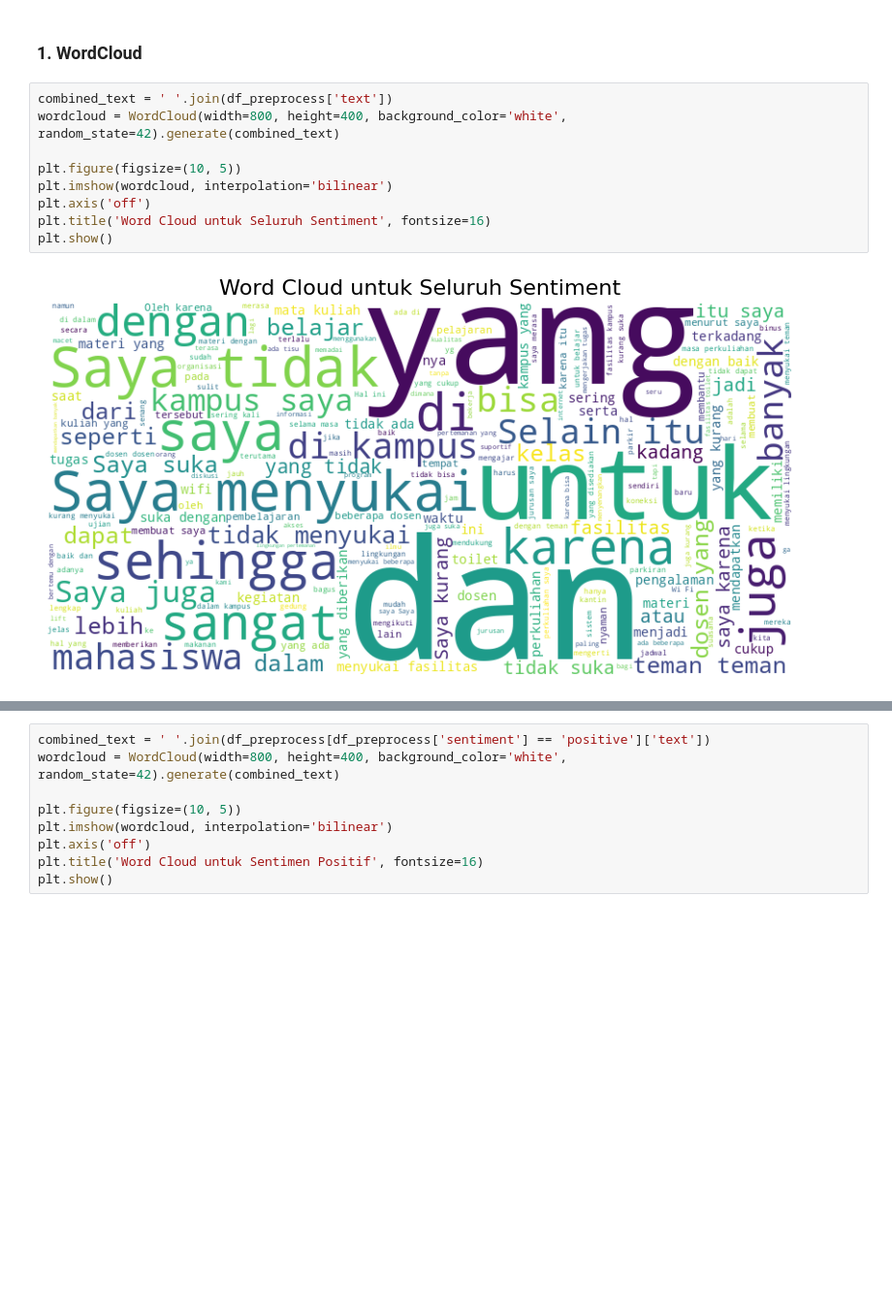
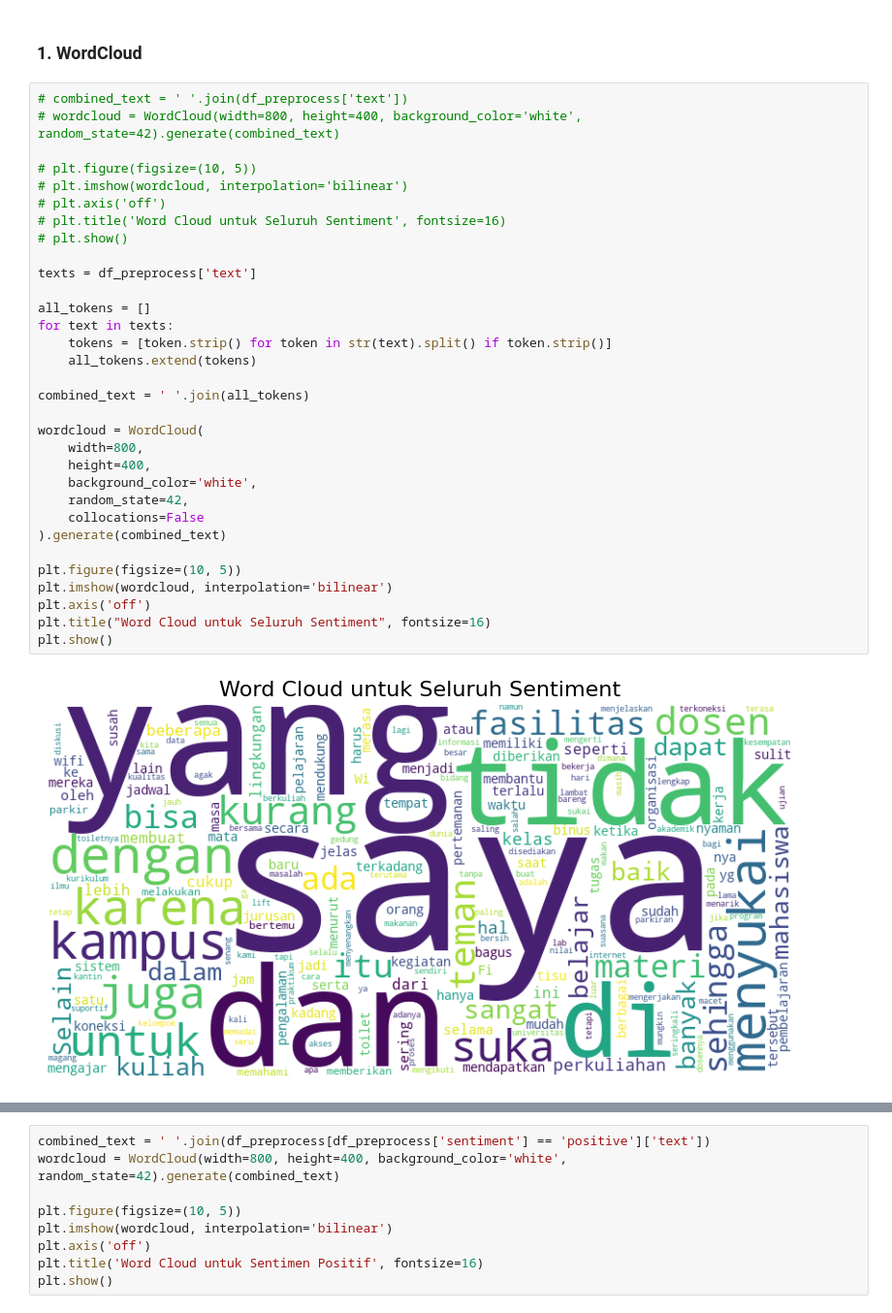
Before and after one commit to aliciajocelyn/Thesis, a Jupyter notebook: experiments/01_cleansing_and_preprocessing.ipynb, the cells around one changed output, grey strips where cells are left out. Shown at 97% size. Cells and saved outputs as stored; diff of their text form; blank space fills up the shorter version.

```diff
--- a/experiments/01_cleansing_and_preprocessing.ipynb
+++ b/experiments/01_cleansing_and_preprocessing.ipynb
@@ -252,13 +272,36 @@ Jumlah kata unik: 79
 # %% [markdown]
 ### **1. WordCloud**
 # %%
-combined_text = ' '.join(df_preprocess['text'])
-wordcloud = WordCloud(width=800, height=400, background_color='white', random_state=42).generate(combined_text)
+# combined_text = ' '.join(df_preprocess['text'])
+# wordcloud = WordCloud(width=800, height=400, background_color='white', random_state=42).generate(combined_text)
+
+# plt.figure(figsize=(10, 5))
+# plt.imshow(wordcloud, interpolation='bilinear')
+# plt.axis('off')
+# plt.title('Word Cloud untuk Seluruh Sentiment', fontsize=16)
+# plt.show()
+
+texts = df_preprocess['text']
+
+all_tokens = []
+for text in texts:
+    tokens = [token.strip() for token in str(text).split() if token.strip()]
+    all_tokens.extend(tokens)
+
+combined_text = ' '.join(all_tokens)
+
+wordcloud = WordCloud(
+    width=800,
+    height=400,
+    background_color='white',
+    random_state=42,
+    collocations=False
+).generate(combined_text)
 
 plt.figure(figsize=(10, 5))
 plt.imshow(wordcloud, interpolation='bilinear')
 plt.axis('off')
-plt.title('Word Cloud untuk Seluruh Sentiment', fontsize=16)
+plt.title("Word Cloud untuk Seluruh Sentiment", fontsize=16)
 plt.show()
 # %% [output]
-[figure, old version]
+[figure, new version]
```
Also changed, not shown: parts of 6 cells of this notebook, 2 other files.
